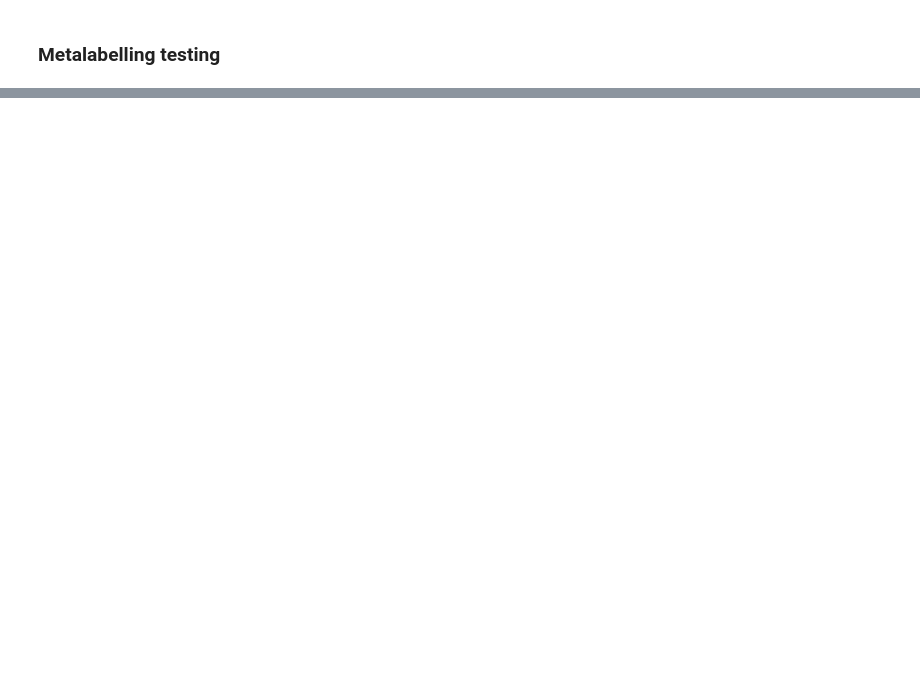
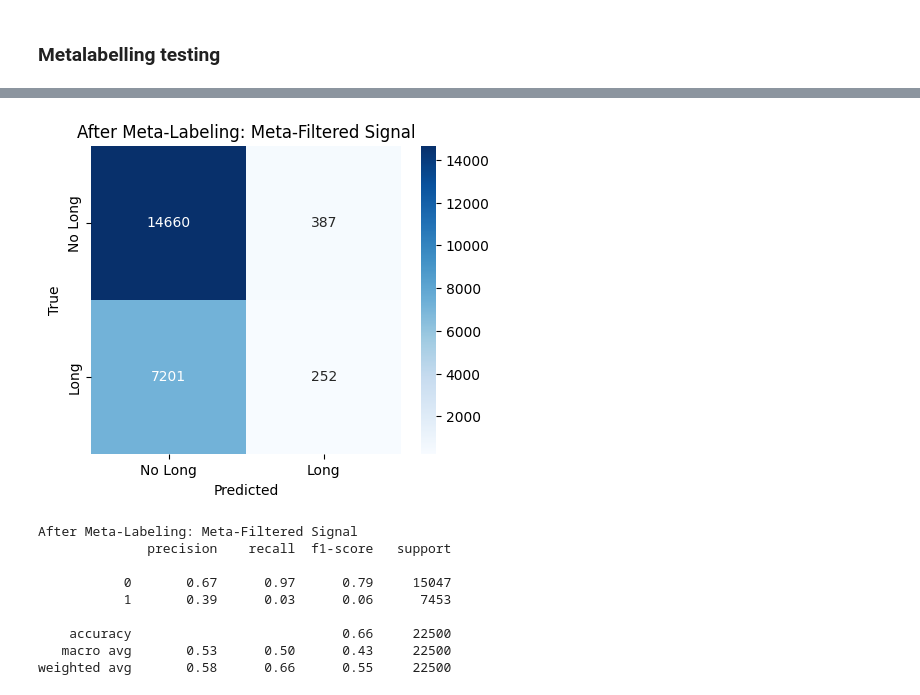
Before and after one commit to zorginess/GoshaGitCV, a Jupyter notebook: Intraday_strategy_ML_Forex/MetaLabelling_Testing.ipynb, the cells around one changed output, grey strips where cells are left out. Cells and saved outputs as stored; diff of their text form; code cells hidden in the pictures; blank space fills up the shorter version.

```diff
--- a/Intraday_strategy_ML_Forex/MetaLabelling_Testing.ipynb
+++ b/Intraday_strategy_ML_Forex/MetaLabelling_Testing.ipynb
@@ -193,0 +463,17 @@ def walk_forward_pca_metalabel(
+# %%
+plot_cm(
+    ml_pca_meta_results["y_true"],
+    ml_pca_meta_results["meta_signal"],
+    "After Meta-Labeling: Meta-Filtered Signal"
+)
+# %% [output]
+[figure, added]
+After Meta-Labeling: Meta-Filtered Signal
+              precision    recall  f1-score   support
+
+           0       0.67      0.97      0.79     15047
+           1       0.39      0.03      0.06      7453
+
+    accuracy                           0.66     22500
+   macro avg       0.53      0.50      0.43     22500
+weighted avg       0.58      0.66      0.55     22500
```
Also changed, not shown: parts of 9 cells of this notebook, 1 other file.
